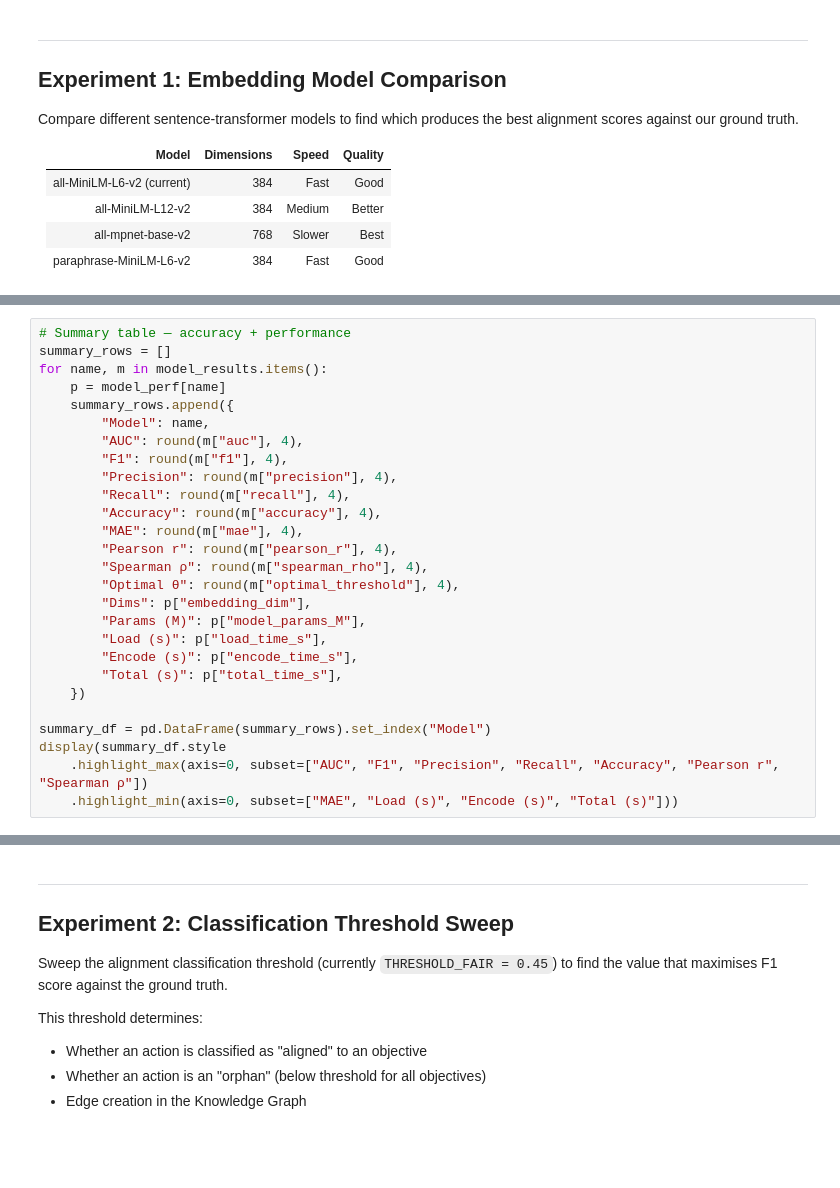
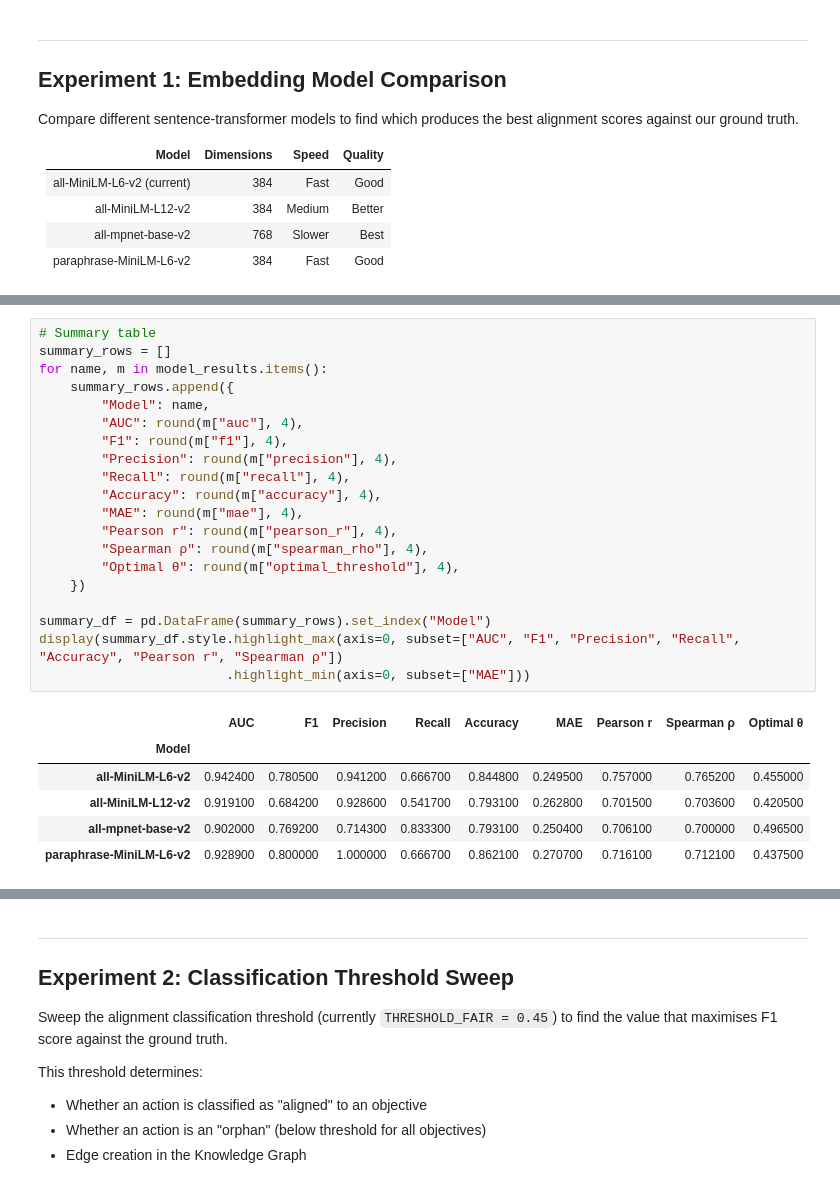
Before and after one commit to Shalindri/hospital-strategy-alignment-ai, a Jupyter notebook: experiments/parameter_tuning.ipynb, the cells around one changed output, grey strips where cells are left out. Drawn from its saved outputs; the diff is of its cells as text; blank space fills up the shorter version.

```diff
--- a/experiments/parameter_tuning.ipynb
+++ b/experiments/parameter_tuning.ipynb
@@ -222,30 +274,30 @@ print("\nDone.")
 # %%
-# Summary table — accuracy + performance
+# Summary table
 summary_rows = []
 for name, m in model_results.items():
-    p = model_perf[name]
     summary_rows.append({
         "Model": name,
         "AUC": round(m["auc"], 4),
         "F1": round(m["f1"], 4),
         "Precision": round(m["precision"], 4),
         "Recall": round(m["recall"], 4),
         "Accuracy": round(m["accuracy"], 4),
         "MAE": round(m["mae"], 4),
         "Pearson r": round(m["pearson_r"], 4),
         "Spearman ρ": round(m["spearman_rho"], 4),
         "Optimal θ": round(m["optimal_threshold"], 4),
-        "Dims": p["embedding_dim"],
-        "Params (M)": p["model_params_M"],
-        "Load (s)": p["load_time_s"],
-        "Encode (s)": p["encode_time_s"],
-        "Total (s)": p["total_time_s"],
     })
 
 summary_df = pd.DataFrame(summary_rows).set_index("Model")
-display(summary_df.style
-    .highlight_max(axis=0, subset=["AUC", "F1", "Precision", "Recall", "Accuracy", "Pearson r", "Spearman ρ"])
-    .highlight_min(axis=0, subset=["MAE", "Load (s)", "Encode (s)", "Total (s)"]))
+display(summary_df.style.highlight_max(axis=0, subset=["AUC", "F1", "Precision", "Recall", "Accuracy", "Pearson r", "Spearman ρ"])
+                        .highlight_min(axis=0, subset=["MAE"]))
+# %% [output]
+|  | AUC | F1 | Precision | Recall | Accuracy | MAE | Pearson r | Spearman ρ | Optimal θ |
+| Model |  |  |  |  |  |  |  |  |  |
+| all-MiniLM-L6-v2 | 0.942400 | 0.780500 | 0.941200 | 0.666700 | 0.844800 | 0.249500 | 0.757000 | 0.765200 | 0.455000 |
+| all-MiniLM-L12-v2 | 0.919100 | 0.684200 | 0.928600 | 0.541700 | 0.793100 | 0.262800 | 0.701500 | 0.703600 | 0.420500 |
+| all-mpnet-base-v2 | 0.902000 | 0.769200 | 0.714300 | 0.833300 | 0.793100 | 0.250400 | 0.706100 | 0.700000 | 0.496500 |
+| paraphrase-MiniLM-L6-v2 | 0.928900 | 0.800000 | 1.000000 | 0.666700 | 0.862100 | 0.270700 | 0.716100 | 0.712100 | 0.437500 |
 # %%
 # ROC Curves
 fig, ax = plt.subplots(figsize=(8, 6))
```
Also changed, not shown: parts of 17 cells of this notebook, 14 other files.
